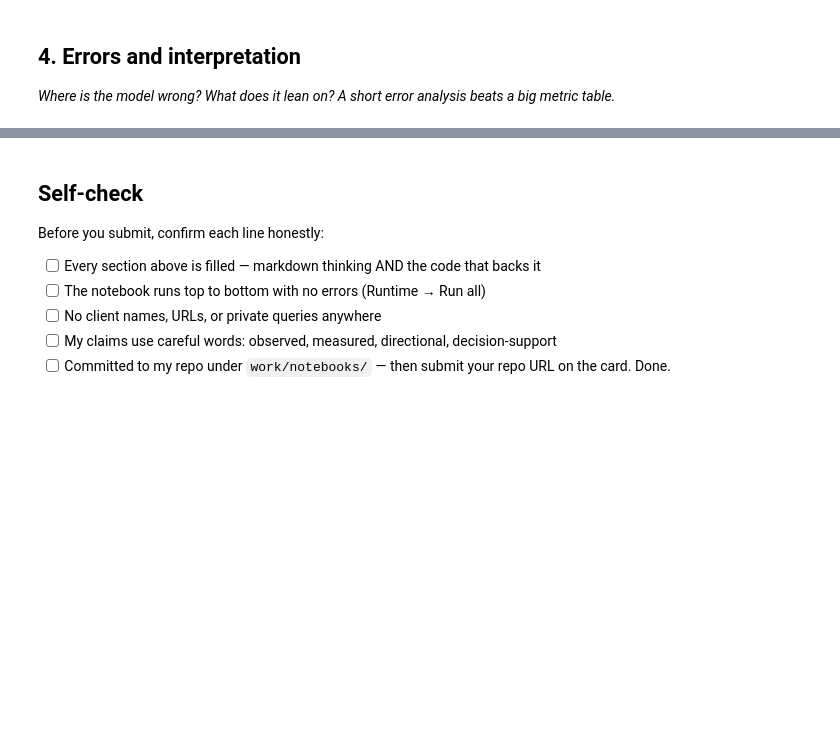
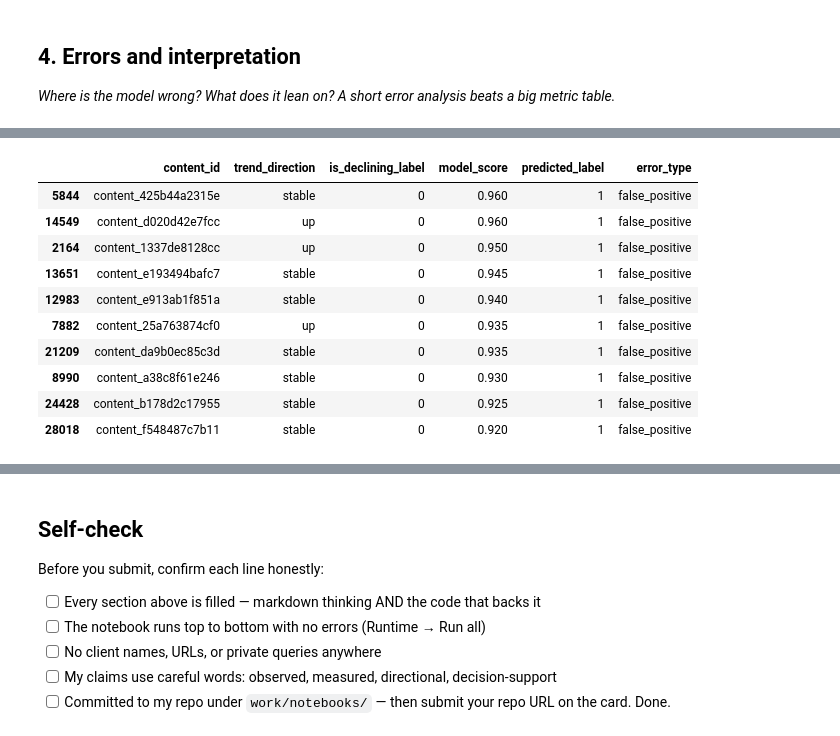
Before and after one commit to bilalahmed251/-ML-Search-Discovery, a Jupyter notebook: work/notebooks/w05_model.ipynb, the cells around one changed output, grey strips where cells are left out. Cells and saved outputs as stored; diff of their text form; code cells hidden in the pictures; blank space fills up the shorter version.

```diff
--- a/work/notebooks/w05_model.ipynb
+++ b/work/notebooks/w05_model.ipynb
@@ -22,0 +120,16 @@ This skeleton is yours to fill. Work the sections **in order** — each one has
+# %%
+from sklearn.model_selection import train_test_split
+
+# Keep the same row indices for X and y
+X_train, X_test, y_train, y_test = train_test_split(
+    X,
+    y,
+    test_size=0.20,
+    random_state=42,
+    stratify=y
+)
+
+print("Training rows:", len(X_train))
+print("Testing rows:", len(X_test))
+print("Training declining rate:", round(y_train.mean(), 3))
+print("Testing declining rate:", round(y_test.mean(), 3))
@@ -36,0 +253,54 @@ This skeleton is yours to fill. Work the sections **in order** — each one has
+# %%
+# Predictions on the untouched test set
+test_results = df.loc[X_test.index, [
+    "content_id",
+    "trend_direction",
+    "is_declining_label"
+]].copy()
+
+test_results["model_score"] = model_scores
+test_results["predicted_label"] = (model_scores >= 0.5).astype(int)
+
+# Error types
+test_results["error_type"] = "correct"
+test_results.loc[
+    (test_results["is_declining_label"] == 0) &
+    (test_results["predicted_label"] == 1),
+    "error_type"
+] = "false_positive"
+
+test_results.loc[
+    (test_results["is_declining_label"] == 1) &
+    (test_results["predicted_label"] == 0),
+    "error_type"
+] = "false_negative"
+
+print("Error counts:")
+print(test_results["error_type"].value_counts())
+
+print("\nExample false positives:")
+display(
+    test_results[
+        test_results["error_type"] == "false_positive"
+    ].sort_values("model_score", ascending=False).head(10)
+)
+
+print("\nExample false negatives:")
+display(
+    test_results[
+        test_results["error_type"] == "false_negative"
+    ].sort_values("model_score", ascending=True).head(10)
+)
+
+# Feature importance
+feature_importance = pd.DataFrame({
+    "feature": X.columns,
+    "importance": model.feature_importances_
+}).sort_values(
+    "importance",
+    ascending=False
+)
+
+print("\nTop features used by the model:")
+display(feature_importance.head(10))
+# %% [output]
@@ -36,0 +315,11 @@ This skeleton is yours to fill. Work the sections **in order** — each one has
+|  | content_id | trend_direction | is_declining_label | model_score | predicted_label | error_type |
+| 5844 | content_425b44a2315e | stable | 0 | 0.960 | 1 | false_positive |
+| 14549 | content_d020d42e7fcc | up | 0 | 0.960 | 1 | false_positive |
+| 2164 | content_1337de8128cc | up | 0 | 0.950 | 1 | false_positive |
+| 13651 | content_e193494bafc7 | stable | 0 | 0.945 | 1 | false_positive |
+| 12983 | content_e913ab1f851a | stable | 0 | 0.940 | 1 | false_positive |
+| 7882 | content_25a763874cf0 | up | 0 | 0.935 | 1 | false_positive |
+| 21209 | content_da9b0ec85c3d | stable | 0 | 0.935 | 1 | false_positive |
+| 8990 | content_a38c8f61e246 | stable | 0 | 0.930 | 1 | false_positive |
+| 24428 | content_b178d2c17955 | stable | 0 | 0.925 | 1 | false_positive |
+| 28018 | content_f548487c7b11 | stable | 0 | 0.920 | 1 | false_positive |
```
Also changed, not shown: parts of 12 cells of this notebook.
